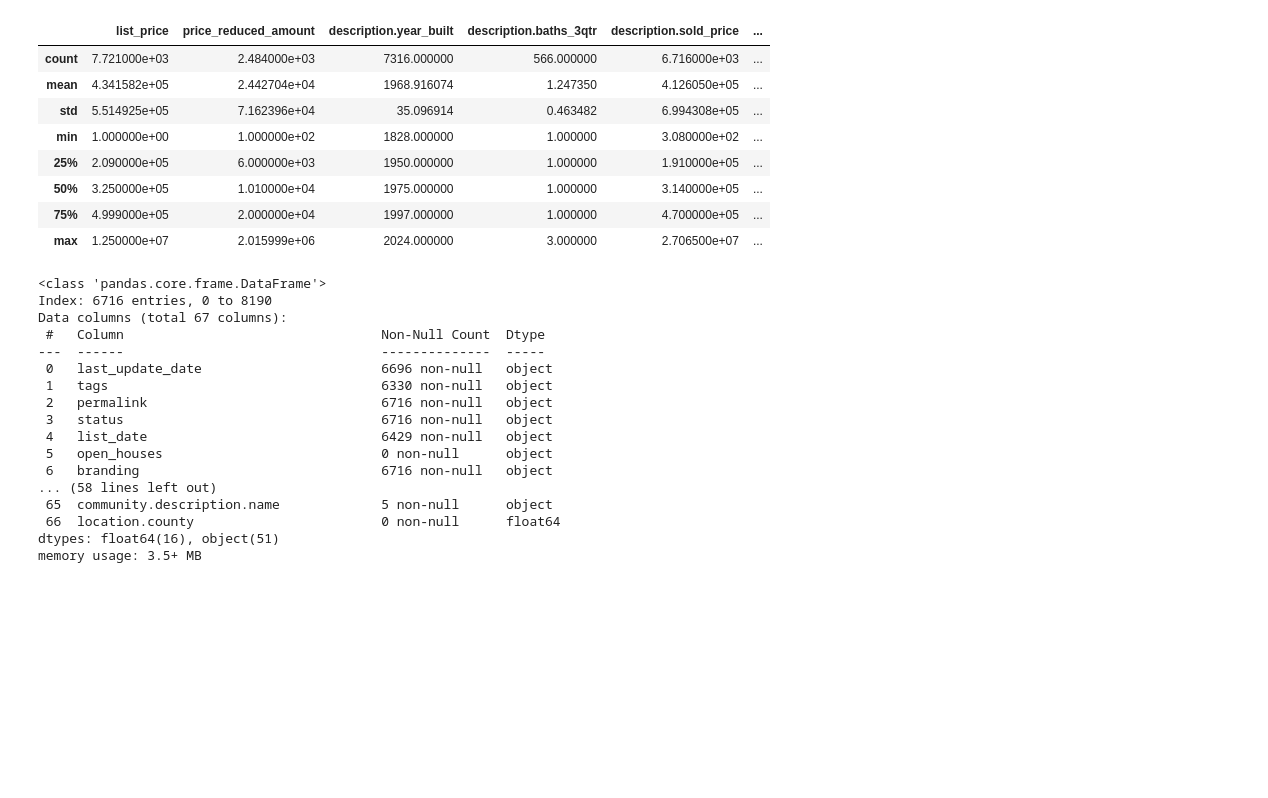
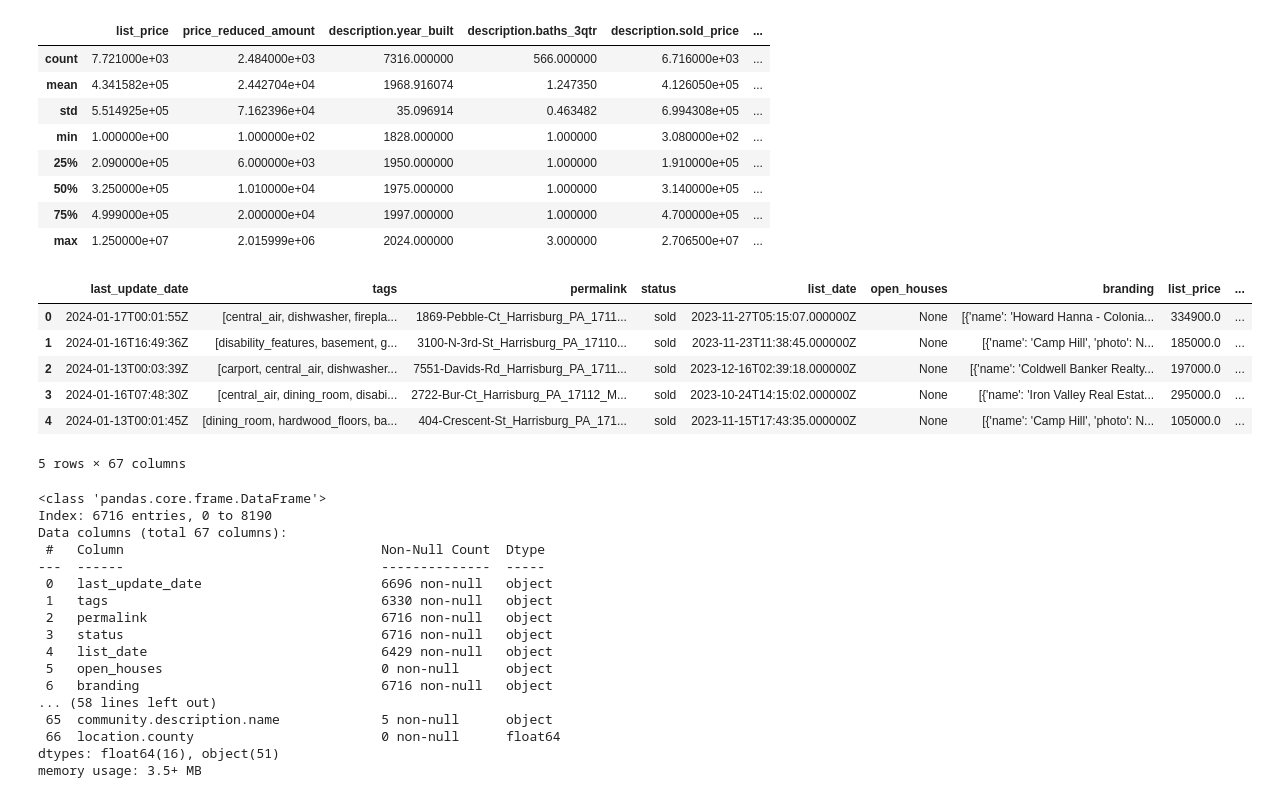
Before and after one commit to blairjdaniel/DS-Midterm-Project, a Jupyter notebook: Blair's Work/1 - EDA_blair.ipynb, the cells around one changed output. Drawn from its saved outputs; the diff is of its cells as text; code cells hidden in the pictures; blank space fills up the shorter version.

```diff
--- a/Blair's Work/1 - EDA_blair.ipynb
+++ b/Blair's Work/1 - EDA_blair.ipynb
@@ -129,6 +129,16 @@ df_result.describe()
 | 50% | 3.250000e+05 | 1.010000e+04 | 1975.000000 | 1.000000 | 3.140000e+05 | ... |
 | 75% | 4.999000e+05 | 2.000000e+04 | 1997.000000 | 1.000000 | 4.700000e+05 | ... |
 | max | 1.250000e+07 | 2.015999e+06 | 2024.000000 | 3.000000 | 2.706500e+07 | ... |
+# %%
+df_result.head()
+# %% [output]
+|  | last_update_date | tags | permalink | status | list_date | open_houses | branding | list_price | ... |
+| 0 | 2024-01-17T00:01:55Z | [central_air, dishwasher, firepla... | 1869-Pebble-Ct_Harrisburg_PA_1711... | sold | 2023-11-27T05:15:07.000000Z | None | [{'name': 'Howard Hanna - Colonia... | 334900.0 | ... |
+| 1 | 2024-01-16T16:49:36Z | [disability_features, basement, g... | 3100-N-3rd-St_Harrisburg_PA_17110... | sold | 2023-11-23T11:38:45.000000Z | None | [{'name': 'Camp Hill', 'photo': N... | 185000.0 | ... |
+| 2 | 2024-01-13T00:03:39Z | [carport, central_air, dishwasher... | 7551-Davids-Rd_Harrisburg_PA_1711... | sold | 2023-12-16T02:39:18.000000Z | None | [{'name': 'Coldwell Banker Realty... | 197000.0 | ... |
+| 3 | 2024-01-16T07:48:30Z | [central_air, dining_room, disabi... | 2722-Bur-Ct_Harrisburg_PA_17112_M... | sold | 2023-10-24T14:15:02.000000Z | None | [{'name': 'Iron Valley Real Estat... | 295000.0 | ... |
+| 4 | 2024-01-13T00:01:45Z | [dining_room, hardwood_floors, ba... | 404-Crescent-St_Harrisburg_PA_171... | sold | 2023-11-15T17:43:35.000000Z | None | [{'name': 'Camp Hill', 'photo': N... | 105000.0 | ... |
+5 rows × 67 columns
 # %%
 # Drop rows without a sold_price
 df_result = df_result.dropna(subset=['description.sold_price'])
```
Also changed, not shown: parts of 8 cells of this notebook, 2 other files.
